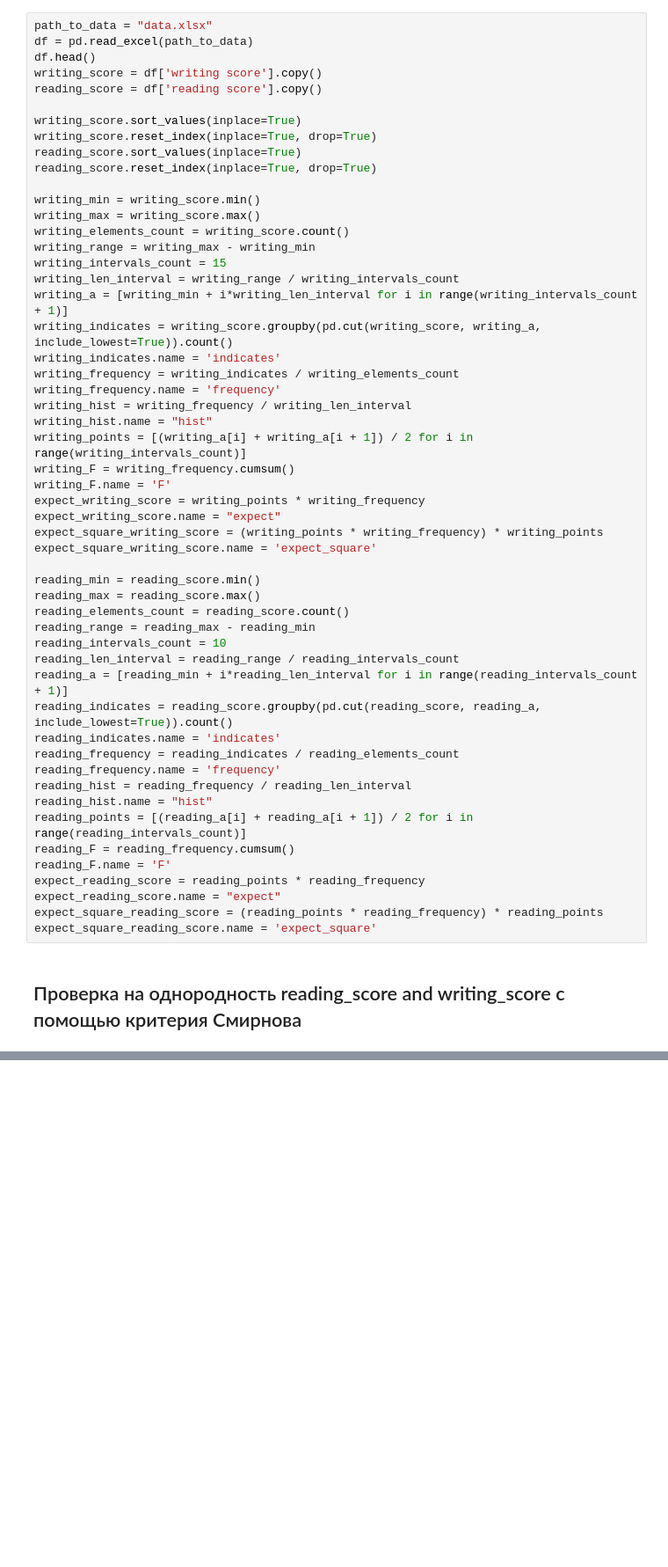
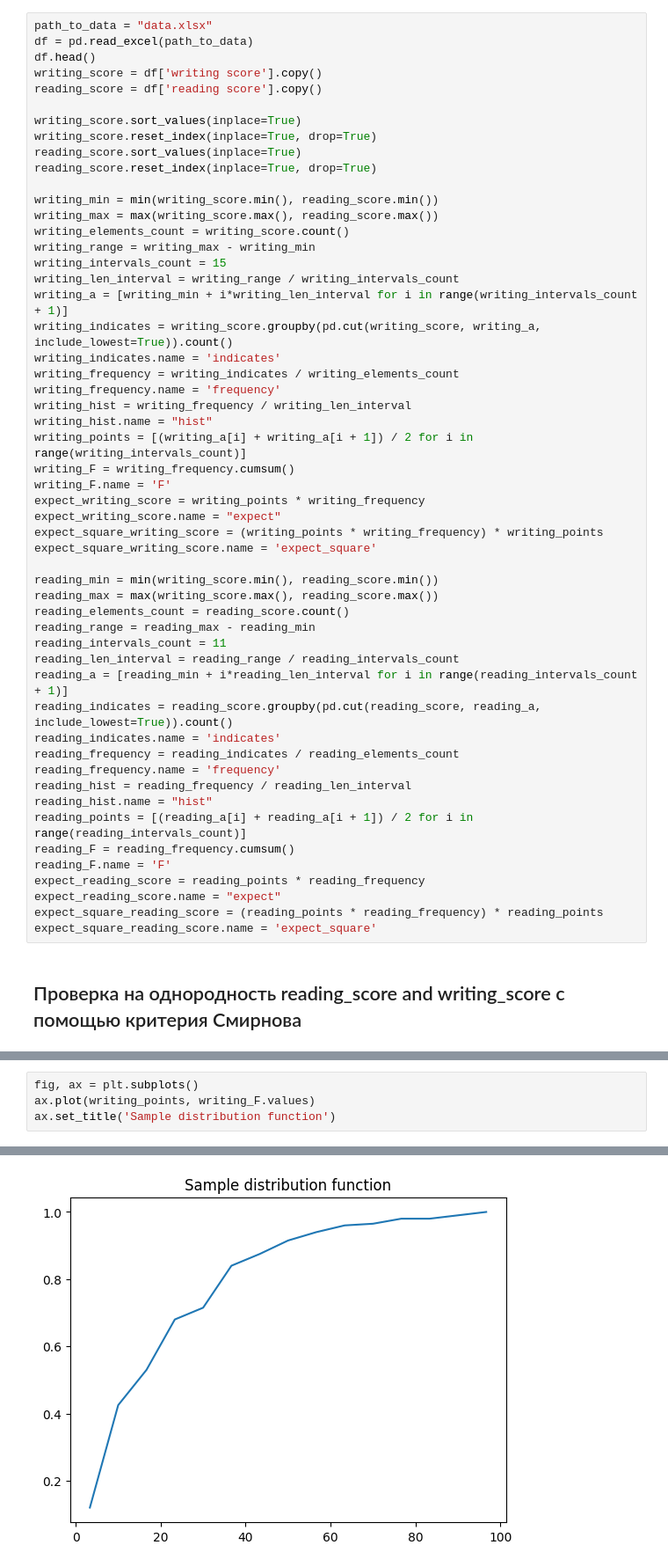
Before and after one commit to KVitaliiy/mathematical_statistic, a Jupyter notebook: lab3-statistical_hypotheses/lab3.ipynb, the cells around one changed output, grey strips where cells are left out. Shown: that part at 88% size. Saved outputs shown, nothing was run; the diff lists cells and outputs as text; blank space fills up the shorter version.

```diff
--- a/lab3-statistical_hypotheses/lab3.ipynb
+++ b/lab3-statistical_hypotheses/lab3.ipynb
@@ -18,8 +18,8 @@ writing_score.reset_index(inplace=True, drop=True)
 reading_score.sort_values(inplace=True)
 reading_score.reset_index(inplace=True, drop=True)
 
-writing_min = writing_score.min()
-writing_max = writing_score.max()
+writing_min = min(writing_score.min(), reading_score.min())
+writing_max = max(writing_score.max(), reading_score.max())
 writing_elements_count = writing_score.count()
 writing_range = writing_max - writing_min
 writing_intervals_count = 15
@@ -39,11 +39,11 @@ expect_writing_score.name = "expect"
 expect_square_writing_score = (writing_points * writing_frequency) * writing_points
 expect_square_writing_score.name = 'expect_square'
 
-reading_min = reading_score.min()
-reading_max = reading_score.max()
+reading_min = min(writing_score.min(), reading_score.min())
+reading_max = max(writing_score.max(), reading_score.max())
 reading_elements_count = reading_score.count()
 reading_range = reading_max - reading_min
-reading_intervals_count = 10
+reading_intervals_count = 11
 reading_len_interval = reading_range / reading_intervals_count
 reading_a = [reading_min + i*reading_len_interval for i in range(reading_intervals_count + 1)]
 reading_indicates = reading_score.groupby(pd.cut(reading_score, reading_a, include_lowest=True)).count()
@@ -68,0 +86,5 @@ KstestResult(statistic=0.81, pvalue=4.569224815484179e-66, statistic_location=36
+# %%
+fig, ax = plt.subplots()
+ax.plot(writing_points, writing_F.values)
+ax.set_title('Sample distribution function')
+# %% [output]
@@ -68,0 +92 @@ KstestResult(statistic=0.81, pvalue=4.569224815484179e-66, statistic_location=36
+[figure, added]
```
Also changed, not shown: parts of 6 cells of this notebook.
